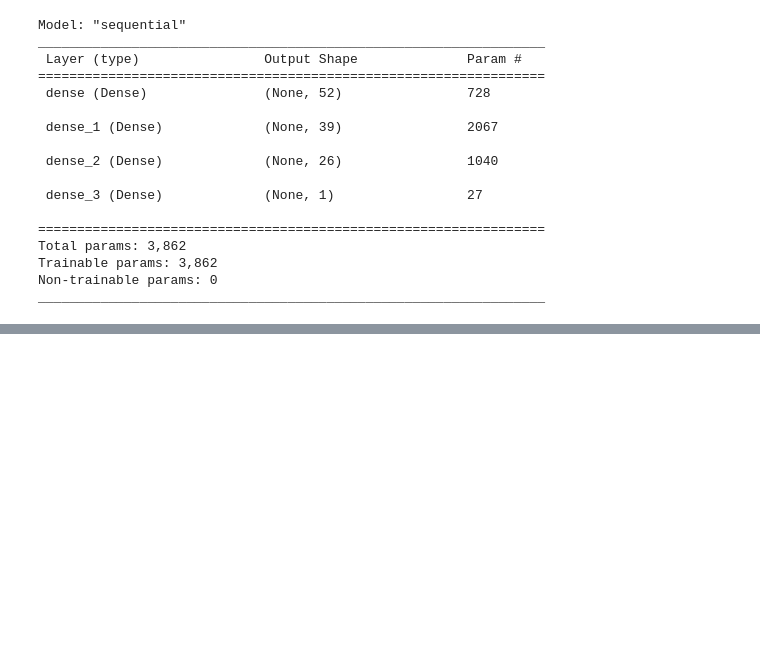
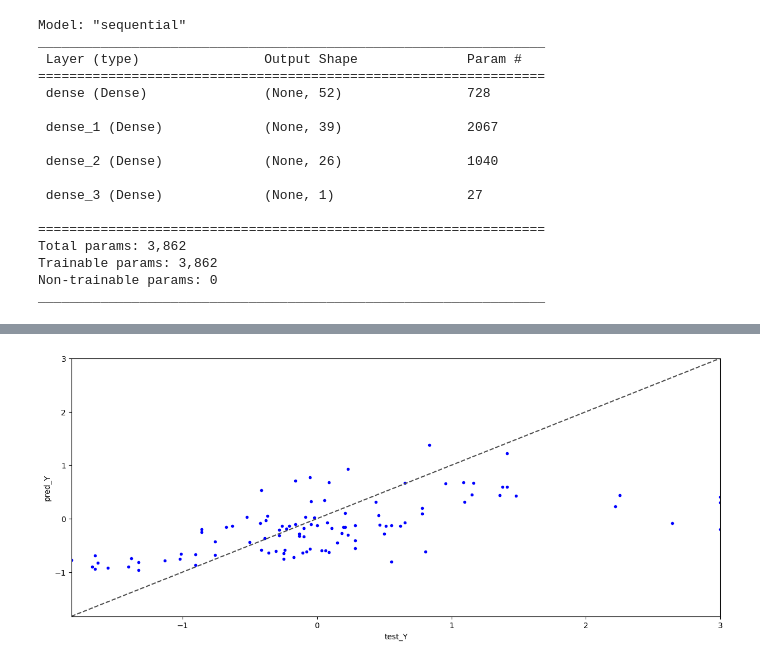
Before and after one commit to rubinkim/deep_learning_09_2022, a Jupyter notebook: chapter_04/ch04_03.ipynb, the cells around one changed output, grey strips where cells are left out. Saved outputs shown, nothing was run; the diff lists cells and outputs as text; code cells hidden in the pictures; blank space fills up the shorter version.

Commit message:
test_Y vs. pred_Y

```diff
--- a/chapter_04/ch04_03.ipynb
+++ b/chapter_04/ch04_03.ipynb
@@ -137,0 +136,17 @@ model.evaluate(test_X, test_Y)
+# %%
+# 훈련데이터의 손실이 0.6인 것과 비교했을 때 0.7097의 테스트 데이터 손실을 좀 커 보인다.
+# 이제 네트워크가 얼마나 잘 예측하는지 확인해보기 위해 실제 주택 가격과 예측 주택 가격을 1:1로 비교해보자.
+
+pred_Y = model.predict(test_X)
+
+plt.figure(figsize=(15, 6))
+plt.plot(test_Y, pred_Y, 'b.')
+plt.axis([min(test_Y), max(test_Y), min(test_Y), max(test_Y)])   # axis([xmin, xmax, ymin, ymax])
+
+# y = x에 해당하는 대각선 그리기
+plt.plot([min(test_Y), max(test_Y)], [min(test_Y), max(test_Y)], ls="--", c=".3")
+plt.xlabel("test_Y")
+plt.ylabel("pred_Y")
+
+plt.show()
+# %% [output]
@@ -137,0 +154 @@ model.evaluate(test_X, test_Y)
+[figure, added]
```
Also changed, not shown: parts of 5 cells of this notebook.
